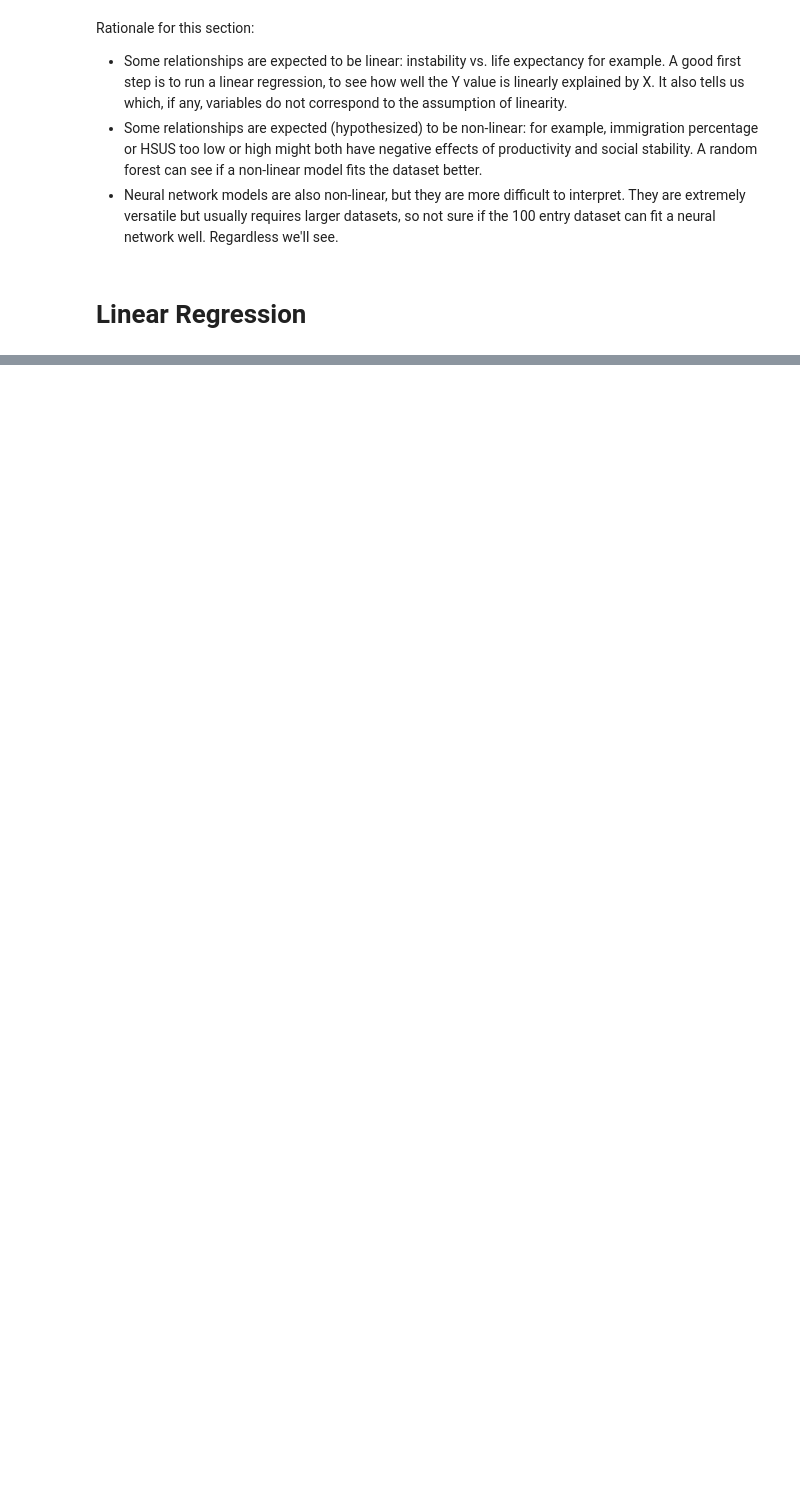
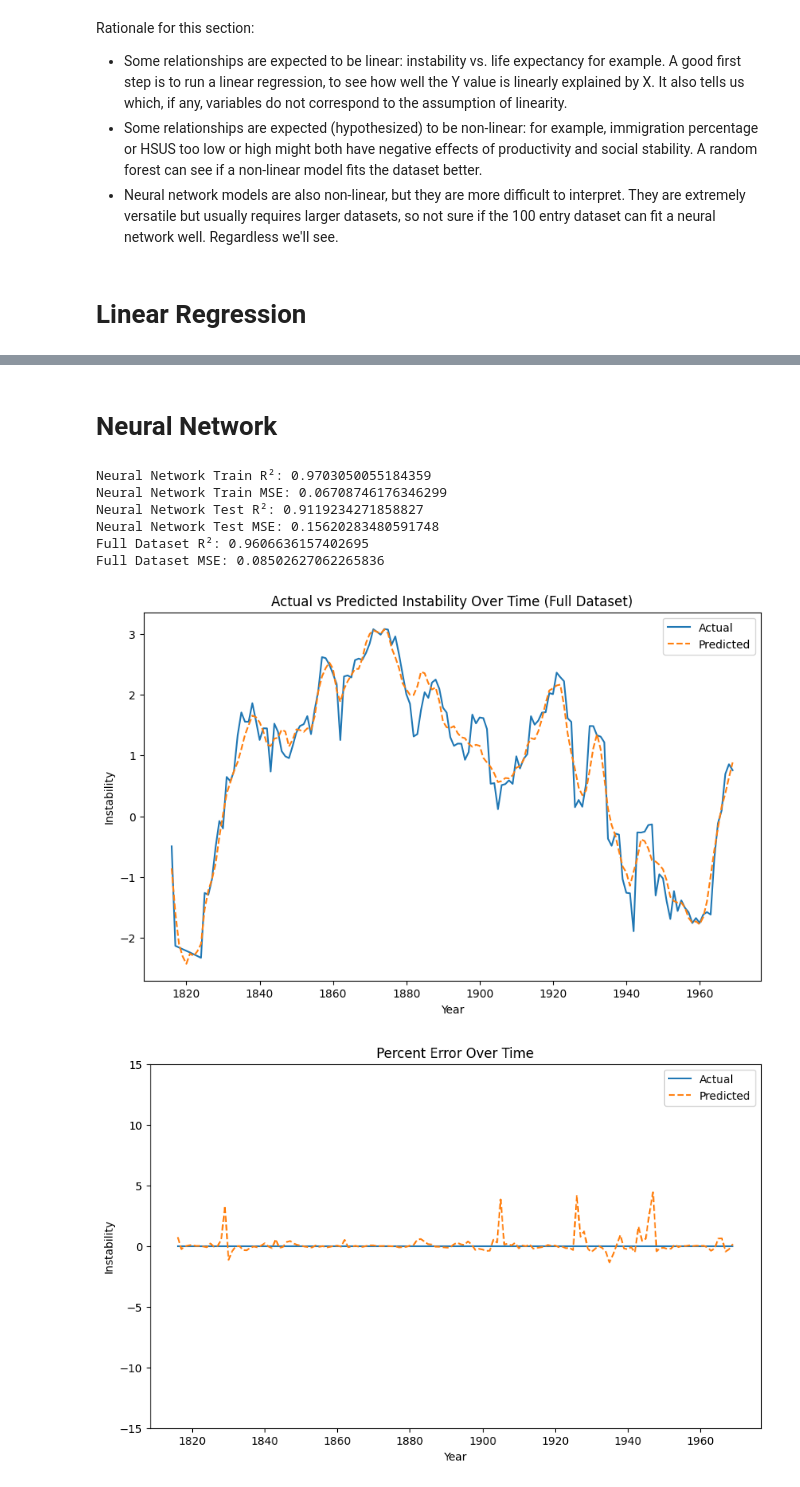
Before and after one commit to Jichao-Yang/data221, a Jupyter notebook: final/3.ipynb, the cells around one changed output, grey strips where cells are left out. Drawn from its saved outputs; the diff is of its cells as text; code cells hidden in the pictures; blank space fills up the shorter version.

```diff
--- a/final/3.ipynb
+++ b/final/3.ipynb
@@ -107,0 +172,74 @@ Mean Squared Error (Neural Network): 0.33499745829223093
+# %% [markdown]
+# Neural Network
+# %%
+from sklearn.neural_network import MLPRegressor
+from sklearn.model_selection import train_test_split
+
+c = [c for c in df.columns if c != 'instability' and c[-5:] != '_diff']
+X = df[c]
+
+# Split the data into training and testing sets
+X_train, X_test, y_train, y_test = train_test_split(X, y, test_size=0.2, random_state=42)
+
+# Create and fit the neural network model on the training set
+nn_model = MLPRegressor(hidden_layer_sizes=(16,64), max_iter=1000, random_state=42)
+nn_model.fit(X_train, y_train)
+
+# Predict the values for the training set
+y_train_pred = nn_model.predict(X_train)
+
+# Predict the values for the test set
+y_test_pred = nn_model.predict(X_test)
+
+# Calculate R² and MSE for the training set
+train_r_squared = nn_model.score(X_train, y_train)
+train_mse = mean_squared_error(y_train, y_train_pred)
+
+# Calculate R² and MSE for the test set
+test_r_squared = nn_model.score(X_test, y_test)
+test_mse = mean_squared_error(y_test, y_test_pred)
+
+print(f'Neural Network Train R²: {train_r_squared}')
+print(f'Neural Network Train MSE: {train_mse}')
+print(f'Neural Network Test R²: {test_r_squared}')
+print(f'Neural Network Test MSE: {test_mse}')
+
+from sklearn.metrics import r2_score, mean_squared_error
+
+y_pred = nn_model.predict(X)
+
+# Calculate R² and MSE for the entire dataset
+r_squared_full = r2_score(y, y_pred)
+mse_full = mean_squared_error(y, y_pred)
+
+print(f'Full Dataset R²: {r_squared_full}')
+print(f'Full Dataset MSE: {mse_full}')
+
+# Plot the actual vs predicted values
+plt.figure(figsize=(10, 6))
+plt.plot(df.index, y, label='Actual')
+plt.plot(df.index, y_pred, label='Predicted', linestyle='--')
+plt.xlabel('Year')
+plt.ylabel('Instability')
+plt.title('Actual vs Predicted Instability Over Time (Full Dataset)')
+plt.legend()
+plt.show()
+
+plt.figure(figsize=(10, 6))
+plt.plot(df.index, y*0, label='Actual')
+plt.plot(df.index, (y_pred-y)/y, label='Predicted', linestyle='--')
+plt.ylim([-15,15])
+plt.xlabel('Year')
+plt.ylabel('Instability')
+plt.title('Percent Error Over Time')
+plt.legend()
+plt.show()
+# %% [output]
+Neural Network Train R²: 0.9703050055184359
+Neural Network Train MSE: 0.06708746176346299
+Neural Network Test R²: 0.9119234271858827
+Neural Network Test MSE: 0.15620283480591748
+Full Dataset R²: 0.9606636157402695
+Full Dataset MSE: 0.08502627062265836
+[figure, added]
+[figure, added]
```
Also changed, not shown: parts of 10 cells of this notebook, 1 other file.
